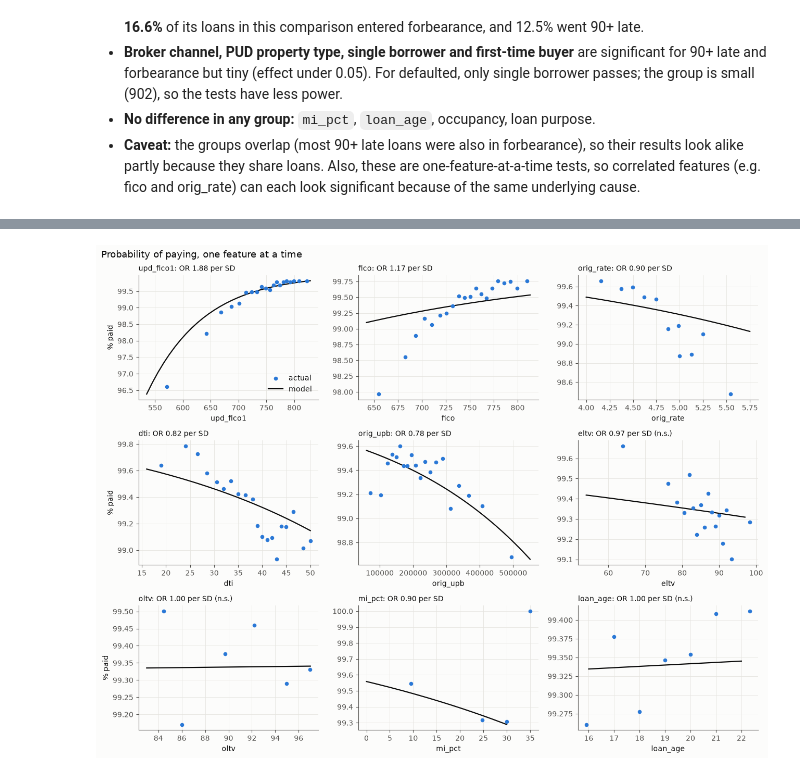
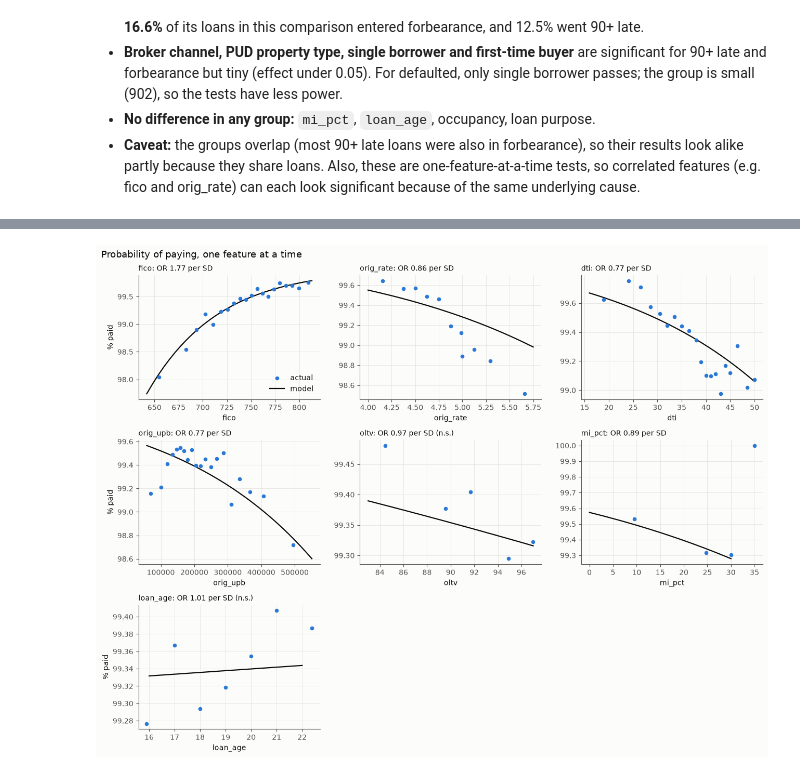
Before and after one commit to dui-mondo/mortgage-default-covid, a Jupyter notebook: notebooks/01_explore_data.ipynb, the cells around one changed output, grey strips where cells are left out. Cells and saved outputs as stored; diff of their text form; code cells hidden in the pictures.

```diff
--- a/notebooks/01_explore_data.ipynb
+++ b/notebooks/01_explore_data.ipynb
@@ -114,17 +145,6 @@ summary.to_frame("loans")
 - **dti**: monthly debt payments as % of income
 - **mi_pct**: % of the loan the mortgage insurer covers
 # %%
-# Validated palette: blue = series 1, orange = series 2
-BLUE, ORANGE, INK, MUTED = "#2a78d6", "#eb6834", "#0b0b0b", "#52514e"
-plt.rcParams.update({
-    "figure.facecolor": "#fcfcfb", "axes.facecolor": "#fcfcfb",
-    "axes.spines.top": False, "axes.spines.right": False,
-    "axes.edgecolor": MUTED, "axes.labelcolor": INK, "text.color": INK,
-    "xtick.color": MUTED, "ytick.color": MUTED,
-    "axes.grid": True, "grid.color": "#e6e5e0", "grid.linewidth": 0.6,
-    "lines.linewidth": 2, "font.size": 10,
-})
-
 num = ["fico", "oltv", "dti", "orig_rate", "orig_upb", "mi_pct", "eltv", "loan_age"]
 clean[num].describe(percentiles=[.05, .5, .95]).T
 # %% [output]
@@ -524,21 +551,17 @@ Which Feb 2020 features actually help predict a COVID-adjusted default (target f
 
 Why PR-AUC: defaults are under 1% of loans, so accuracy is meaningless (predicting "nobody defaults" scores 99%+).
 # %%
-from sklearn.ensemble import HistGradientBoostingClassifier
-from sklearn.inspection import permutation_importance
-from sklearn.metrics import average_precision_score, roc_auc_score
-
+# Origination-only: what an insurer knows when it prices the loan. Refreshed fields
+# (upd_fico1, eltv) are measured after origination, so they are left out.
 FEATURES = [
-    "fico", "upd_fico1", "dti", "num_borrowers", "first_time_buyer",  # borrower strength
-    "oltv", "eltv",                                                    # equity
+    "fico", "dti", "num_borrowers", "first_time_buyer",                # borrower strength
+    "oltv",                                                            # equity
     "orig_rate", "orig_upb", "loan_age", "orig_term",                  # loan terms
     "loan_purpose", "occupancy", "channel", "prop_type", "units",      # kind of loan
     "state",                                                           # where
 ]
 
 X = clean.set_index("loan_id")[FEATURES + ["pool"]].copy()
-X["fico_change"] = X.upd_fico1 - X.fico    # credit getting worse before COVID?
-X["equity_change"] = X.oltv - X.eltv       # how much the home gained in value
 y = pd.Series(X.index.isin(adj_ids).astype(int), index=X.index)
 
 # Drop unused category levels so the tree model sees a clean category list
@@ -798,10 +824,8 @@ How to read the **odds ratio (OR)**:
 - Numbers: OR per **1 standard deviation** increase. Categories: OR vs the reference level.
 - Unlike section 10, each effect here is **with all other features held fixed**, so a feature only shows up if it adds something the others don't already explain.
 # %%
-import statsmodels.api as sm
-from sklearn.metrics import roc_auc_score
-
-LNUM = ["upd_fico1", "fico", "orig_rate", "dti", "orig_upb", "eltv", "oltv", "mi_pct", "loan_age"]
+# Origination-only features (no upd_fico1 / eltv): what is known when the loan is priced
+LNUM = ["fico", "orig_rate", "dti", "orig_upb", "oltv", "mi_pct", "loan_age"]
 LCAT = ["single_borrower", "first_time_buyer", "loan_purpose", "occupancy", "channel", "prop_type"]
 
 m = d.copy()                                         # all clean Feb 2020 loans
@@ -899,35 +923,37 @@ plt.show()
 # Dots = actual % paid in 20 equal-size buckets.
 # Line = model's average prediction if every loan had this value of the feature, everything
 # else left as it really is. Where line and dots disagree, other features explain the pattern.
-sample = m.sample(20_000, random_state=0)            # sample keeps the 9 x 30 re-predictions fast
+sample = m.sample(20_000, random_state=0)            # sample keeps the 7 x 30 re-predictions fast
 
 def avg_pred(feat, values):
     out = []
     for v in values:
         s = sample.copy()
         s[feat] = v
         out.append(logit.predict(design(s)).mean() * 100)
     return out
 
 fig, axes = plt.subplots(3, 3, figsize=(13, 10))
 for ax, feat in zip(axes.flat, LNUM):
     b = m.groupby(pd.qcut(m[feat], 20, duplicates="drop"), observed=True).agg(x=(feat, "mean"), rate=("paid", "mean"))
     lo, hi = m[feat].quantile([0.01, 0.99])
     xs = np.linspace(lo, hi, 30)
     ax.scatter(b.x, b.rate * 100, color=BLUE, s=20, zorder=3, label="actual")
     ax.plot(xs, avg_pred(feat, xs), color=INK, lw=1.6, label="model")
     o = coef.loc[feat]
     ax.set_title(f"{feat}: OR {o.odds_ratio:.2f} per SD" + ("" if o.significant else " (n.s.)"),
                  loc="left", fontsize=10)
     ax.set_xlabel(feat)
+for ax in axes.flat[len(LNUM):]:
+    ax.set_visible(False)
 axes[0, 0].legend(frameon=False, loc="lower right")
 for ax in axes[:, 0]:
     ax.set_ylabel("% paid")
 fig.suptitle("Probability of paying, one feature at a time", x=0.01, ha="left", fontsize=13)
 fig.tight_layout()
 plt.show()
 # %% [output]
-[figure, old version]
+[figure, new version]
 # %%
 # One chart per category feature: actual % paid per level (dot) and the model's average
 # prediction if every loan had that level (cross). Reference level marked with *.
```
Also changed, not shown: parts of 31 cells of this notebook, 1 other file.
